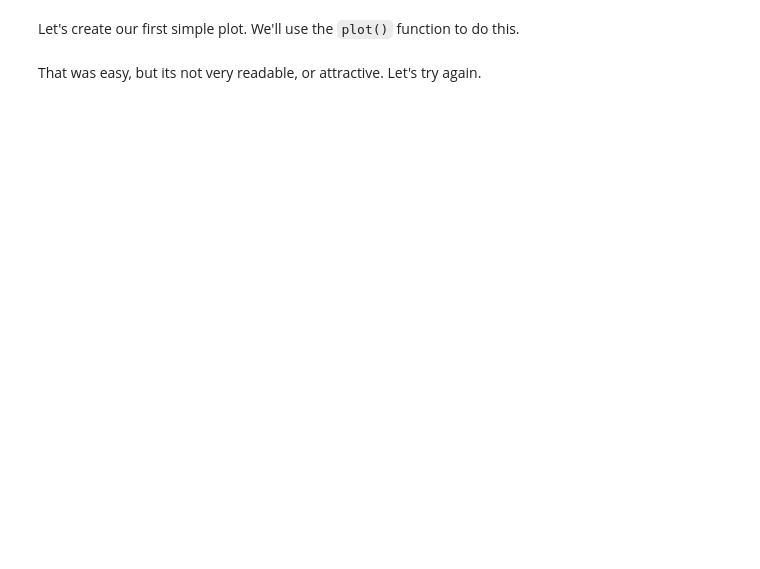
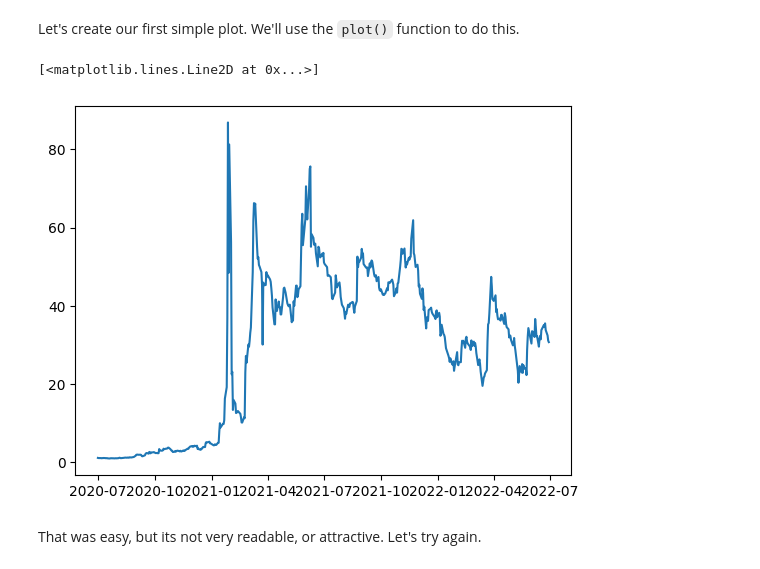
Before and after one commit to lilyhh0303/efds-ta-python, a Jupyter notebook: 04. Visualisation.ipynb, the cells around one changed output. Cells and saved outputs as stored; diff of their text form; code cells hidden in the pictures; blank space fills up the shorter version.

```diff
--- a/04. Visualisation.ipynb
+++ b/04. Visualisation.ipynb
@@ -6,3 +9,6 @@ In this notebook, we'll perform a visual analysis of a single stock. The matplot
 Now we can load the dataset, from a file called `GME_WSB.csv`. This data covers a particularly exciting two-year period for GameStop, a chain of video game retail stores.
 # %%
 df = pd.read_csv("https://raw.githubusercontent.com/ImperialCollegeLondon/efds-ta-python/refs/heads/main/data/GME_WSB.csv")
+df.Date = pd.to_datetime(df.Date)
+df.set_index("Date", inplace = True)
+df
@@ -9,4 +30,9 @@ df = pd.read_csv("https://raw.githubusercontent.com/ImperialCollegeLondon/efds-t
 # %% [markdown]
 Let's create our first simple plot. We'll use the `plot()` function to do this.
+# %%
+plt.plot(df.Close)
+# %% [output]
+[<matplotlib.lines.Line2D at 0x...>]
+[figure, added]
 # %% [markdown]
 That was easy, but its not very readable, or attractive. Let's try again.
```
Also changed, not shown: parts of 11 cells of this notebook, 1 other file.
